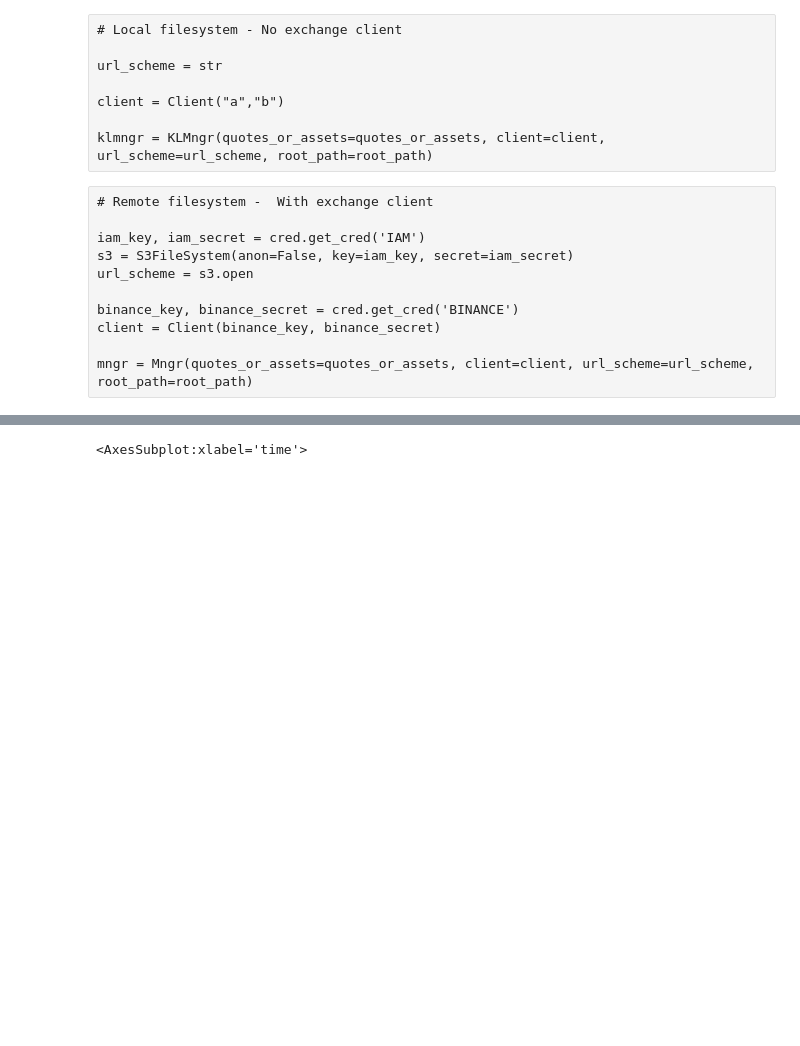
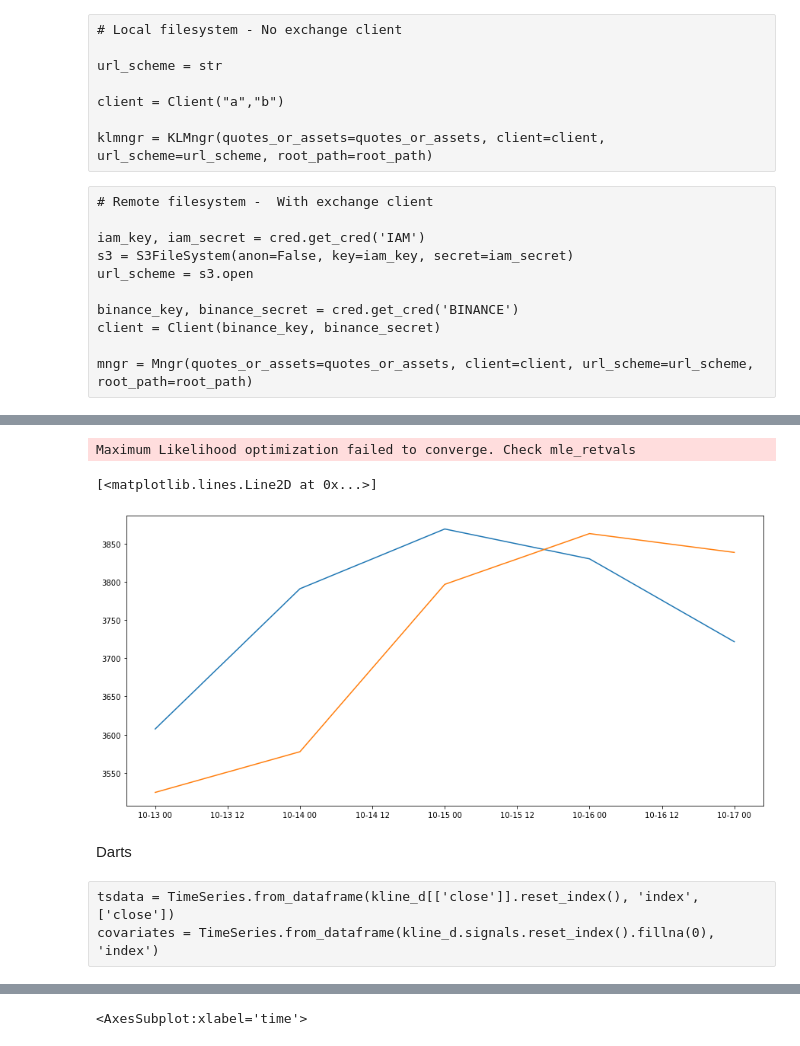
Before and after one commit to GuillaumeDMMarion/crypto-invest, a Jupyter notebook: notebooks/Implementation_rl.ipynb, the cells around one changed output, grey strips where cells are left out. Saved outputs shown, nothing was run; the diff lists cells and outputs as text; code cells hidden in the pictures; blank space fills up the shorter version.

```diff
--- a/notebooks/Implementation_rl.ipynb
+++ b/notebooks/Implementation_rl.ipynb
@@ -160,0 +248,17 @@ _ = [klmngr[_].signalsjar.set_raw() for _ in klmngr]
+# %%
+kline = klmngr['ETHUSDT'].daily[['close']]
+# %%
+size = 5
+# %%
+fig, ax = plt.subplots(figsize=(15, 7))
+plt.plot(kline[-size:])
+# plt.plot(MovingAverageForecaster(kline, diff=(24, 6), window=6, window_type='weighted', center=True).forecast_hist(kline.index[-size:]).close)
+# plt.plot(SeasonalDecomposeForecaster(kline, period=24*2, model='additive', forecast_trend=True, forecast_resid=True).forecast_hist(kline.index[-size:]))
+# plt.plot(HwForecaster(kline).forecast_hist(kline.index[-size:]))
+plt.plot(SarimaxForecaster(kline, seasonal_order = (1, 1, 1, 7)).forecast_hist(kline.index[-size:]))
+# %% [output]
+Maximum Likelihood optimization failed to converge. Check mle_retvals
+[<matplotlib.lines.Line2D at 0x...>]
+[figure, added]
+# %% [markdown]
+Darts
@@ -160,0 +271,3 @@ _ = [klmngr[_].signalsjar.set_raw() for _ in klmngr]
+# %% [raw]
+tsdata = TimeSeries.from_dataframe(kline_d[['close']].reset_index(), 'index', ['close'])
+covariates = TimeSeries.from_dataframe(kline_d.signals.reset_index().fillna(0), 'index')
```
Also changed, not shown: parts of 59 cells of this notebook.
